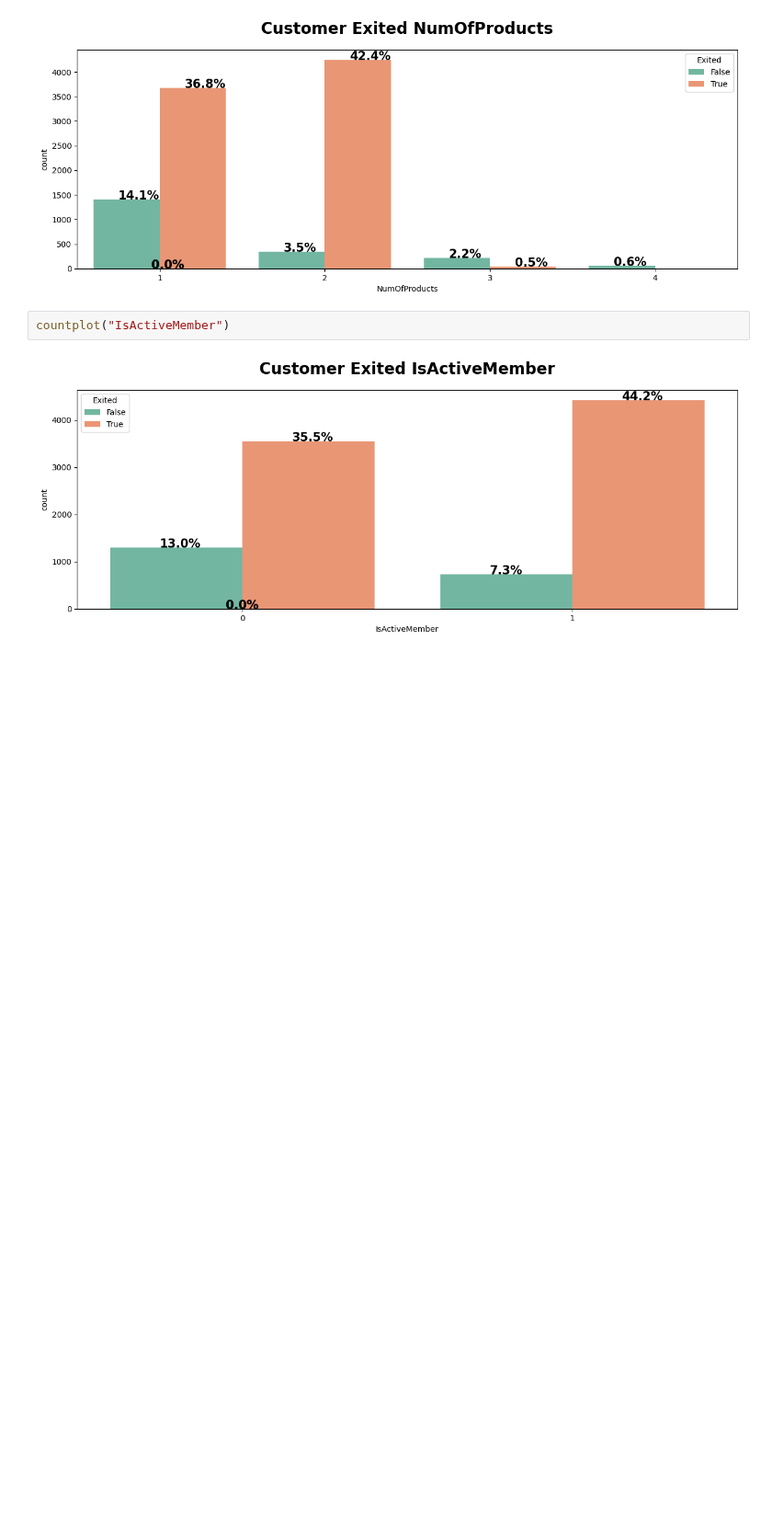
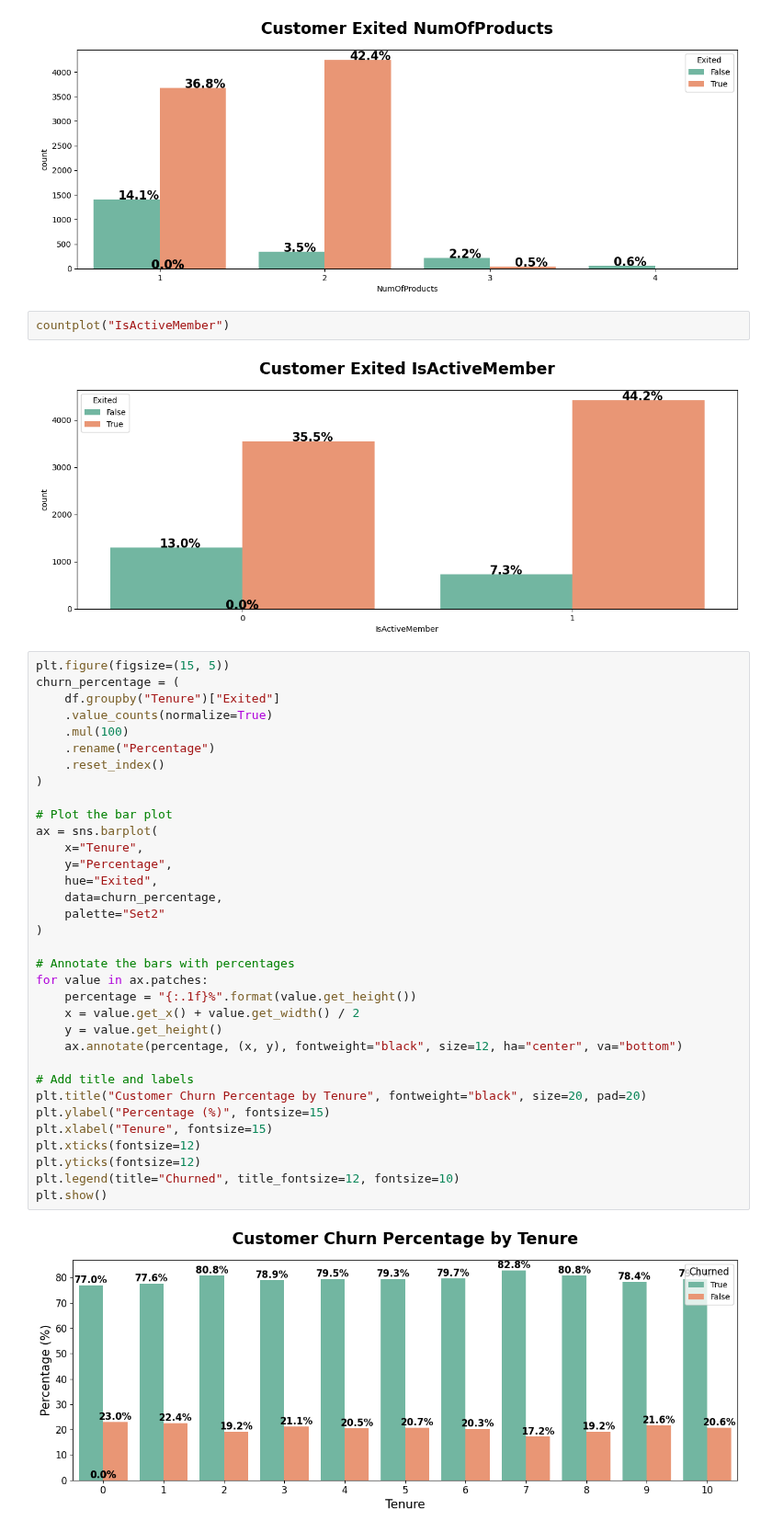
Before and after one commit to Farazmghm/Portfolio, a Jupyter notebook: bank_churn_analysis_and_Prediction.ipynb, the cells around one changed output. Shown at 92% size. Saved outputs shown, nothing was run; the diff lists cells and outputs as text; blank space fills up the shorter version.

```diff
--- a/bank_churn_analysis_and_Prediction.ipynb
+++ b/bank_churn_analysis_and_Prediction.ipynb
@@ -216,3 +216,39 @@ countplot("NumOfProducts")
 countplot("IsActiveMember")
 # %% [output]
 [figure]
+# %%
+plt.figure(figsize=(15, 5))
+churn_percentage = (
+    df.groupby("Tenure")["Exited"]
+    .value_counts(normalize=True)
+    .mul(100)
+    .rename("Percentage")
+    .reset_index()
+)
+
+# Plot the bar plot
+ax = sns.barplot(
+    x="Tenure",
+    y="Percentage",
+    hue="Exited",
+    data=churn_percentage,
+    palette="Set2"
+)
+
+# Annotate the bars with percentages
+for value in ax.patches:
+    percentage = "{:.1f}%".format(value.get_height())
+    x = value.get_x() + value.get_width() / 2
+    y = value.get_height()
+    ax.annotate(percentage, (x, y), fontweight="black", size=12, ha="center", va="bottom")
+
+# Add title and labels
+plt.title("Customer Churn Percentage by Tenure", fontweight="black", size=20, pad=20)
+plt.ylabel("Percentage (%)", fontsize=15)
+plt.xlabel("Tenure", fontsize=15)
+plt.xticks(fontsize=12)
+plt.yticks(fontsize=12)
+plt.legend(title="Churned", title_fontsize=12, fontsize=10)
+plt.show()
+# %% [output]
+[figure, added]
```
